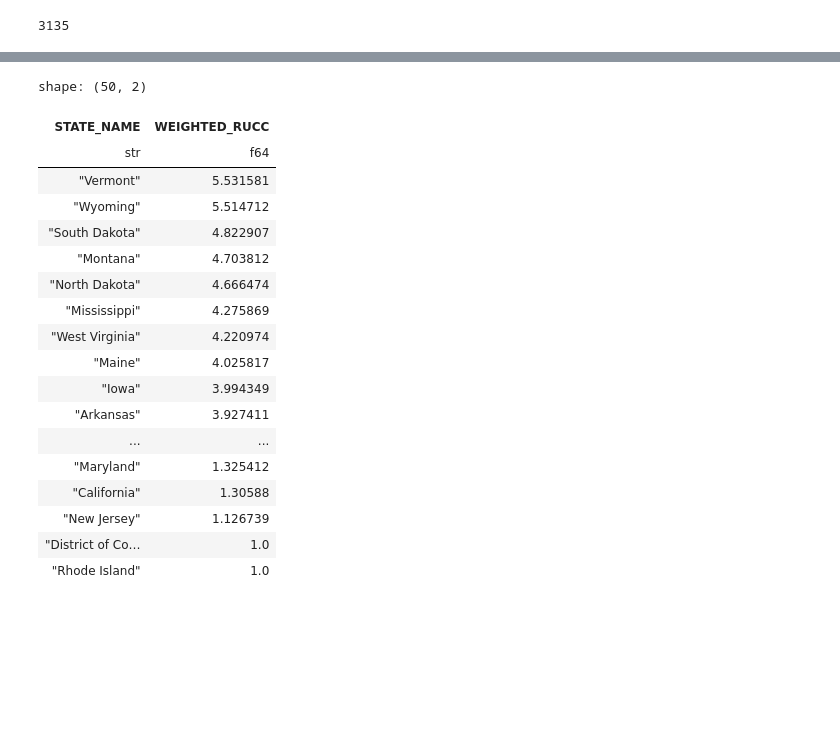
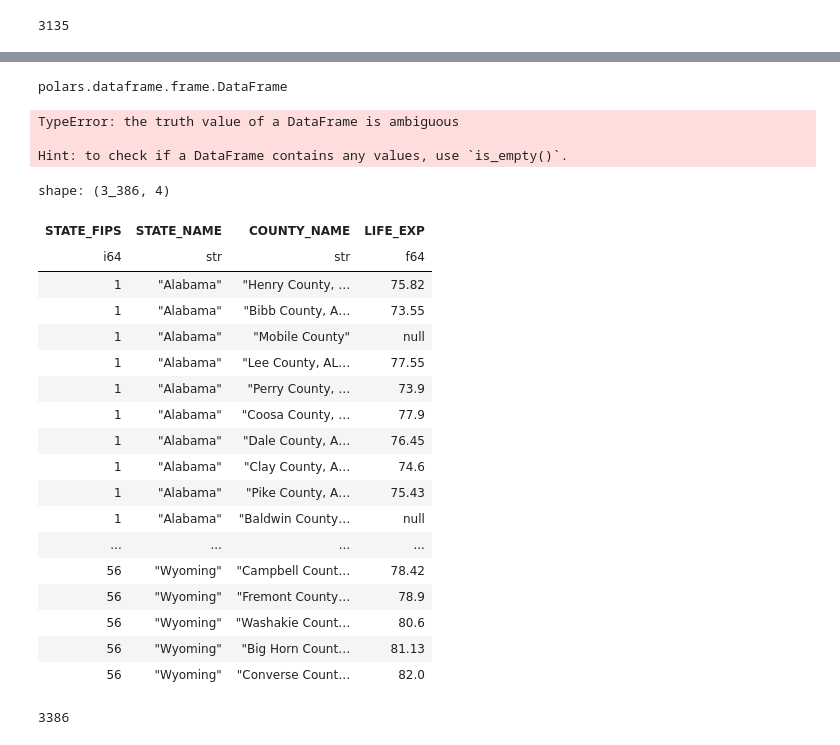
Before and after one commit to alex-m159/CS526-project, a Jupyter notebook: web/src/amari/RUCCdata.ipynb, the cells around one changed output, grey strips where cells are left out. Saved outputs shown, nothing was run; the diff lists cells and outputs as text; code cells hidden in the pictures; blank space fills up the shorter version.

```diff
--- a/web/src/amari/RUCCdata.ipynb
+++ b/web/src/amari/RUCCdata.ipynb
@@ -71,27 +71,18 @@ pop_rcc_by_county = pop_by_county.join(
     df.select(['STATE_NAME', 'COUNTY_NAME', 'RUCC']), on=['STATE_NAME', 'COUNTY_NAME'], how='inner')\
 .select(['STATE_NAME', 'COUNTY_NAME', 'TOTAL_POPULATION', 'RUCC'])
 # %%
-pop_rcc_by_county\
+result = pop_rcc_by_county\
 .with_columns( WEIGHTED_RUCC=pl.col('TOTAL_POPULATION') * pl.col('RUCC'))\
 .group_by(['STATE_NAME'])\
 .agg( pl.col('WEIGHTED_RUCC').sum()).sort('WEIGHTED_RUCC', descending=True)
-# %% [output]
-shape: (50, 2)
-| STATE_NAME | WEIGHTED_RUCC |
-| str | f64 |
-| "Vermont" | 5.531581 |
-| "Wyoming" | 5.514712 |
-| "South Dakota" | 4.822907 |
-| "Montana" | 4.703812 |
-| "North Dakota" | 4.666474 |
-| "Mississippi" | 4.275869 |
-| "West Virginia" | 4.220974 |
-| "Maine" | 4.025817 |
-| "Iowa" | 3.994349 |
-| "Arkansas" | 3.927411 |
-| ... | ... |
-| "Maryland" | 1.325412 |
-| "California" | 1.30588 |
-| "New Jersey" | 1.126739 |
-| "District of Co… | 1.0 |
-| "Rhode Island" | 1.0 |
+# %%
+type(result)
+# %% [output]
+polars.dataframe.frame.DataFrame
+# %%
+result
+df = pl.from_dicts(result, infer_schema_length=400)
+# %% [output]
+TypeError: the truth value of a DataFrame is ambiguous
+
+Hint: to check if a DataFrame contains any values, use `is_empty()`.
@@ -97,0 +91,43 @@ shape: (50, 2)
+# %%
+result = client.query("""
+SELECT any(STATE_FIPS) as STATE_FIPS, any(STATE_NAME) as STATE_NAME, COUNTY as COUNTY_NAME, round(avg(LIFE_EXPECTANCY), 2) as LIFE_EXP
+FROM cps_00004.life_expectancy
+JOIN cps_00004.state_fips
+ON state_fips.STATE_NAME = life_expectancy.STATE_NAME
+WHERE COUNTY_NAME IS NOT NULL
+GROUP BY COUNTY_NAME
+ORDER BY STATE_FIPS
+""")
+df = pl.from_dicts(result.named_results(), infer_schema_length=400)
+# %%
+df
+# %% [output]
+shape: (3_386, 4)
+| STATE_FIPS | STATE_NAME | COUNTY_NAME | LIFE_EXP |
+| i64 | str | str | f64 |
+| 1 | "Alabama" | "Henry County, … | 75.82 |
+| 1 | "Alabama" | "Bibb County, A… | 73.55 |
+| 1 | "Alabama" | "Mobile County" | null |
+| 1 | "Alabama" | "Lee County, AL… | 77.55 |
+| 1 | "Alabama" | "Perry County, … | 73.9 |
+| 1 | "Alabama" | "Coosa County, … | 77.9 |
+| 1 | "Alabama" | "Dale County, A… | 76.45 |
+| 1 | "Alabama" | "Clay County, A… | 74.6 |
+| 1 | "Alabama" | "Pike County, A… | 75.43 |
+| 1 | "Alabama" | "Baldwin County… | null |
+| ... | ... | ... | ... |
+| 56 | "Wyoming" | "Campbell Count… | 78.42 |
+| 56 | "Wyoming" | "Fremont County… | 78.9 |
+| 56 | "Wyoming" | "Washakie Count… | 80.6 |
+| 56 | "Wyoming" | "Big Horn Count… | 81.13 |
+| 56 | "Wyoming" | "Converse Count… | 82.0 |
+# %%
+updated = df.map_rows(lambda row: (row[0], row[1], ''.join(row[2].split(',')[0:-1]), row[3]) ).rename({
+    'column_0': 'STATE_FIPS',
+    'column_1': 'STATE_NAME',
+    'column_2': 'COUNTY_NAME',
+    'column_3': 'LIFE_EXP',
+})
+len(updated)
+# %% [output]
+3386
```
Also changed, not shown: parts of 15 cells of this notebook, 11 other files.
